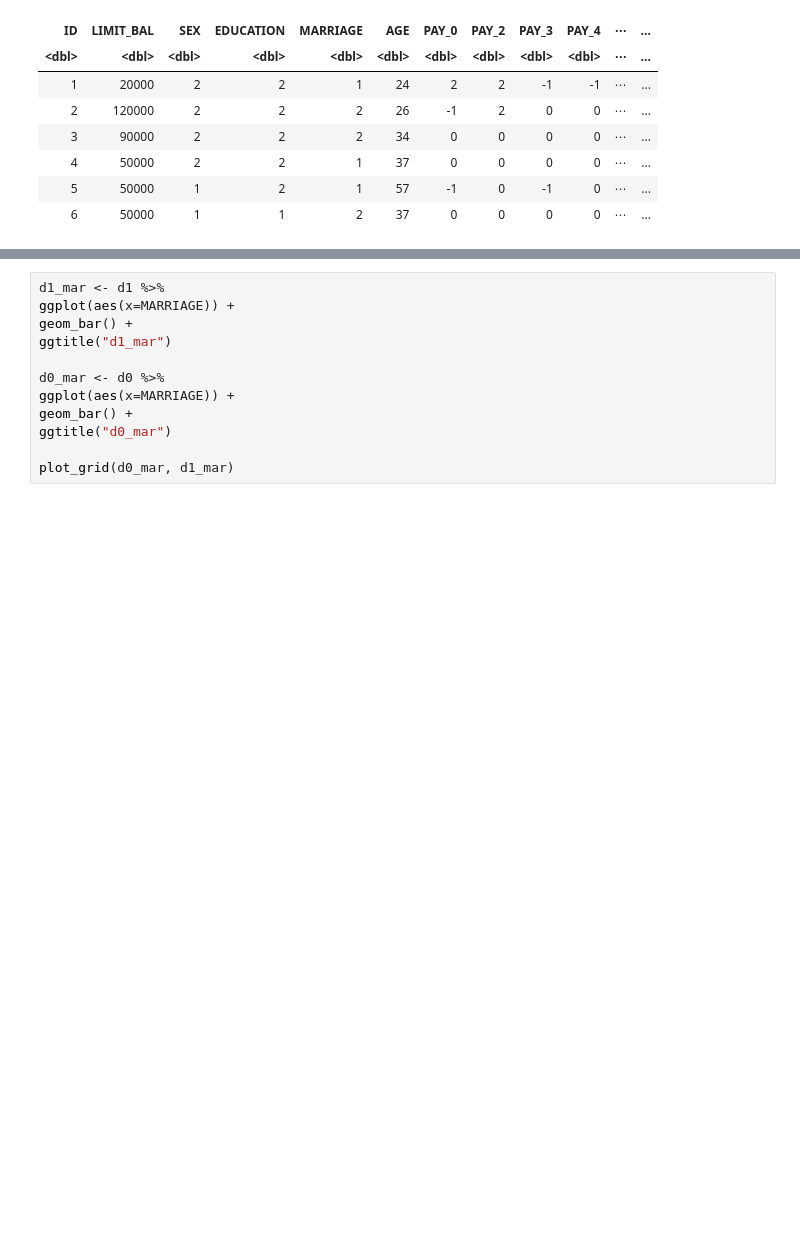
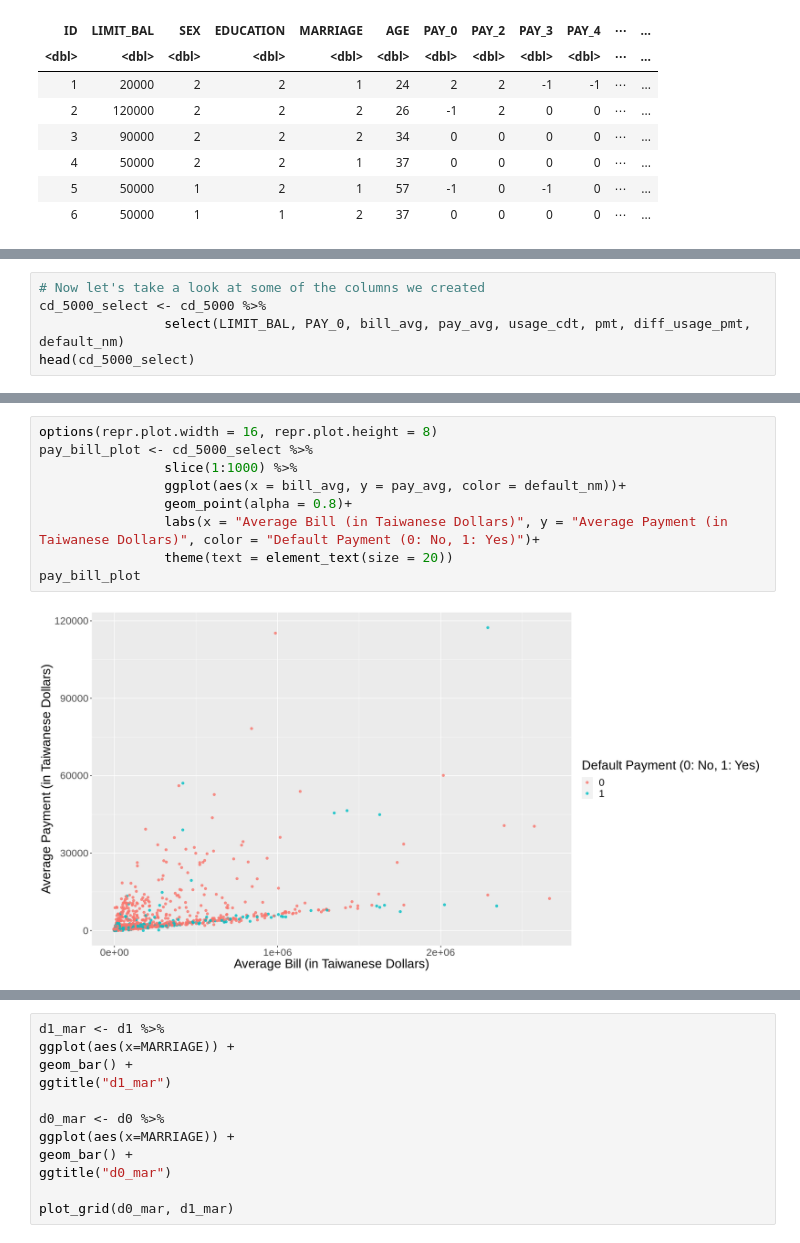
Before and after one commit to berkaytacar/Credit-Default-Predictor-Project, a Jupyter notebook: data_test.ipynb, the cells around one changed output, grey strips where cells are left out. Drawn from its saved outputs; the diff is of its cells as text; blank space fills up the shorter version.

```diff
--- a/data_test.ipynb
+++ b/data_test.ipynb
@@ -129,0 +109,5 @@ plot_grid(d0_ed, d1_ed)
+# %%
+# Now let's take a look at some of the columns we created
+cd_5000_select <- cd_5000 %>%
+                select(LIMIT_BAL, PAY_0, bill_avg, pay_avg, usage_cdt, pmt, diff_usage_pmt, default_nm)
+head(cd_5000_select)
@@ -129,0 +162,11 @@ plot_grid(d0_ed, d1_ed)
+# %%
+options(repr.plot.width = 16, repr.plot.height = 8)
+pay_bill_plot <- cd_5000_select %>%
+                slice(1:1000) %>%
+                ggplot(aes(x = bill_avg, y = pay_avg, color = default_nm))+
+                geom_point(alpha = 0.8)+
+                labs(x = "Average Bill (in Taiwanese Dollars)", y = "Average Payment (in Taiwanese Dollars)", color = "Default Payment (0: No, 1: Yes)")+
+                theme(text = element_text(size = 20))
+pay_bill_plot
+# %% [output]
+[figure, added]
```
Also changed, not shown: parts of 19 cells of this notebook, 1 other file.
